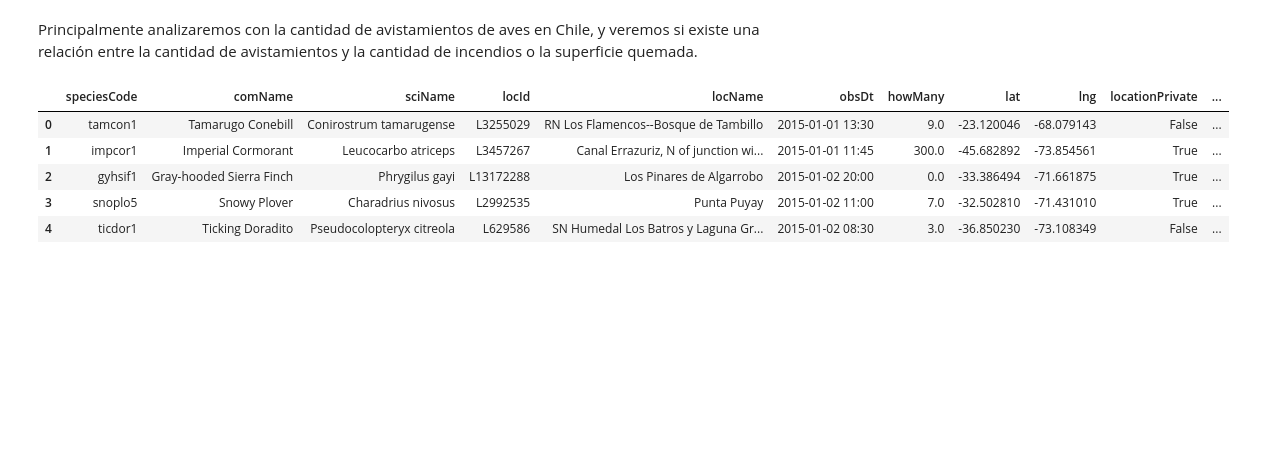
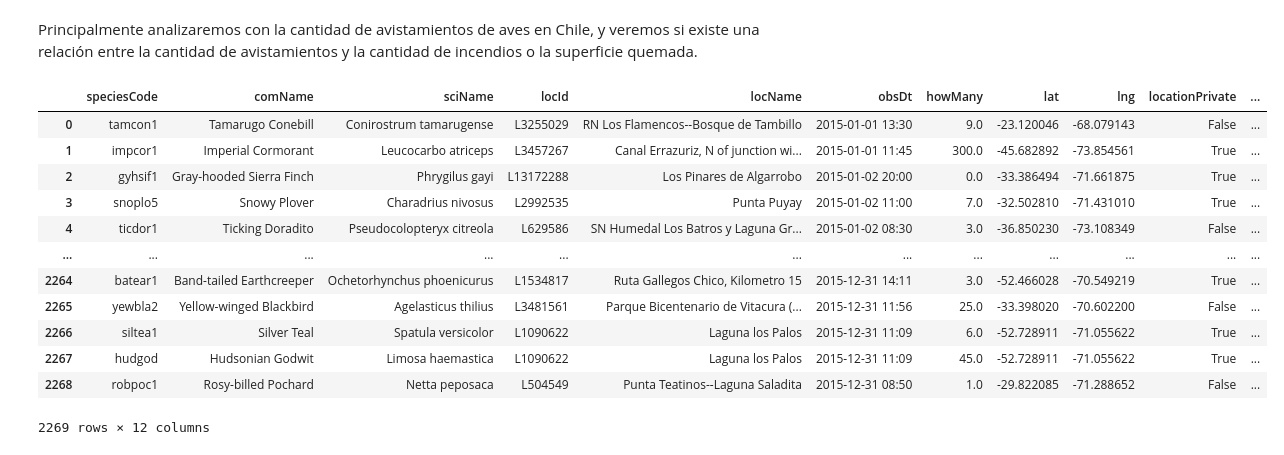
Before and after one commit to ymotomy/Proyecto-IMT2200, a Jupyter notebook: Proyecto.ipynb, the cells around one changed output. Saved outputs shown, nothing was run; the diff lists cells and outputs as text; code cells hidden in the pictures; blank space fills up the shorter version.

```diff
--- a/Proyecto.ipynb
+++ b/Proyecto.ipynb
@@ -240,11 +254,18 @@ En un sentido más general, cada vez que se produce un incendio en una región e
 # %% [markdown]
 Principalmente analizaremos con la cantidad de avistamientos de aves en Chile, y veremos si existe una relación entre la cantidad de avistamientos y la cantidad de incendios o la superficie quemada.
 # %%
-df_aves_15.head()
+df_aves_15
 # %% [output]
 |  | speciesCode | comName | sciName | locId | locName | obsDt | howMany | lat | lng | locationPrivate | ... |
 | 0 | tamcon1 | Tamarugo Conebill | Conirostrum tamarugense | L3255029 | RN Los Flamencos--Bosque de Tambillo | 2015-01-01 13:30 | 9.0 | -23.120046 | -68.079143 | False | ... |
 | 1 | impcor1 | Imperial Cormorant | Leucocarbo atriceps | L3457267 | Canal Errazuriz, N of junction wi... | 2015-01-01 11:45 | 300.0 | -45.682892 | -73.854561 | True | ... |
 | 2 | gyhsif1 | Gray-hooded Sierra Finch | Phrygilus gayi | L13172288 | Los Pinares de Algarrobo | 2015-01-02 20:00 | 0.0 | -33.386494 | -71.661875 | True | ... |
 | 3 | snoplo5 | Snowy Plover | Charadrius nivosus | L2992535 | Punta Puyay | 2015-01-02 11:00 | 7.0 | -32.502810 | -71.431010 | True | ... |
 | 4 | ticdor1 | Ticking Doradito | Pseudocolopteryx citreola | L629586 | SN Humedal Los Batros y Laguna Gr... | 2015-01-02 08:30 | 3.0 | -36.850230 | -73.108349 | False | ... |
+| ... | ... | ... | ... | ... | ... | ... | ... | ... | ... | ... | ... |
+| 2264 | batear1 | Band-tailed Earthcreeper | Ochetorhynchus phoenicurus | L1534817 | Ruta Gallegos Chico, Kilometro 15 | 2015-12-31 14:11 | 3.0 | -52.466028 | -70.549219 | True | ... |
+| 2265 | yewbla2 | Yellow-winged Blackbird | Agelasticus thilius | L3481561 | Parque Bicentenario de Vitacura (... | 2015-12-31 11:56 | 25.0 | -33.398020 | -70.602200 | False | ... |
+| 2266 | siltea1 | Silver Teal | Spatula versicolor | L1090622 | Laguna los Palos | 2015-12-31 11:09 | 6.0 | -52.728911 | -71.055622 | True | ... |
+| 2267 | hudgod | Hudsonian Godwit | Limosa haemastica | L1090622 | Laguna los Palos | 2015-12-31 11:09 | 45.0 | -52.728911 | -71.055622 | True | ... |
+| 2268 | robpoc1 | Rosy-billed Pochard | Netta peposaca | L504549 | Punta Teatinos--Laguna Saladita | 2015-12-31 08:50 | 1.0 | -29.822085 | -71.288652 | False | ... |
+2269 rows × 12 columns
```
Also changed, not shown: parts of 18 cells of this notebook.
